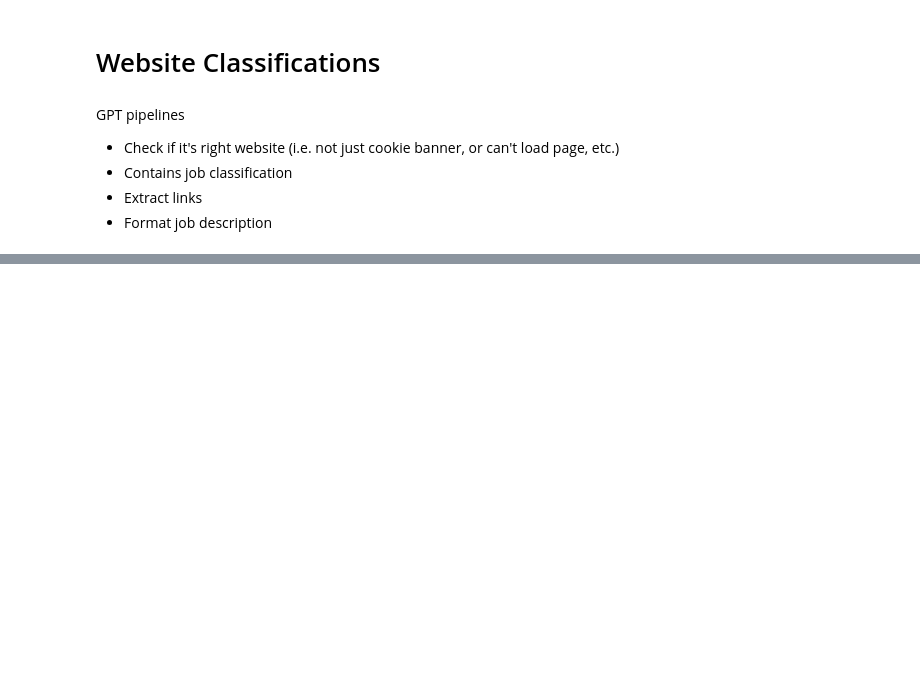
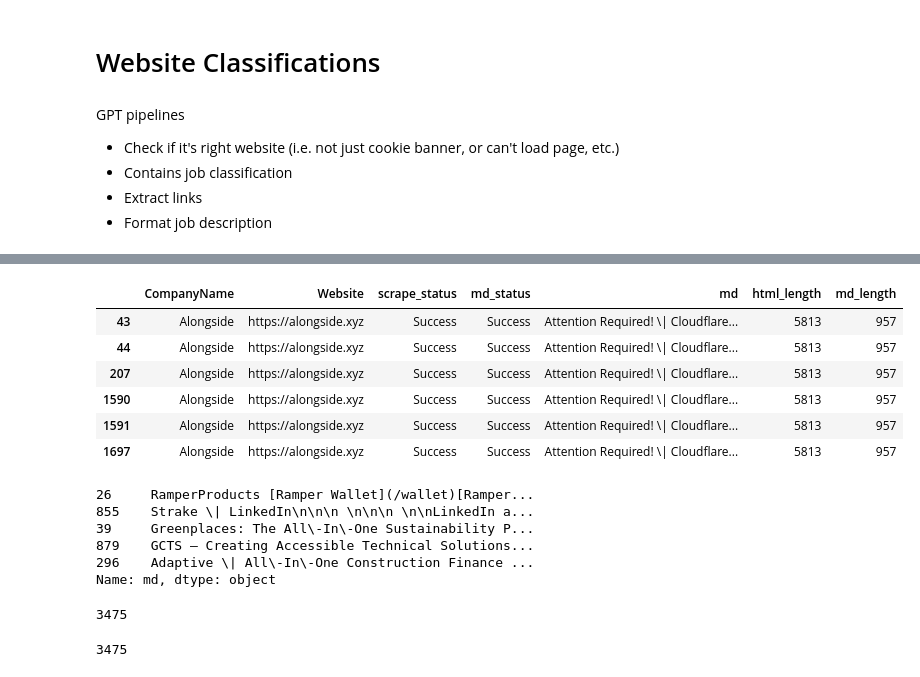
Before and after one commit to kk1694/usergems-test, a Jupyter notebook: nbs/_scratchpad.ipynb, the cells around one changed output, grey strips where cells are left out. Cells and saved outputs as stored; diff of their text form; code cells hidden in the pictures; blank space fills up the shorter version.

```diff
--- a/nbs/_scratchpad.ipynb
+++ b/nbs/_scratchpad.ipynb
@@ -352,0 +383,25 @@ WebsiteClassification(reasoning='The content indicates that the website account
+# %%
+df = df[df.Website == 'https://alongside.xyz']
+# %%
+df
+# %% [output]
+|  | CompanyName | Website | scrape_status | md_status | md | html_length | md_length |
+| 43 | Alongside | https://alongside.xyz | Success | Success | Attention Required! \| Cloudflare... | 5813 | 957 |
+| 44 | Alongside | https://alongside.xyz | Success | Success | Attention Required! \| Cloudflare... | 5813 | 957 |
+| 207 | Alongside | https://alongside.xyz | Success | Success | Attention Required! \| Cloudflare... | 5813 | 957 |
+| 1590 | Alongside | https://alongside.xyz | Success | Success | Attention Required! \| Cloudflare... | 5813 | 957 |
+| 1591 | Alongside | https://alongside.xyz | Success | Success | Attention Required! \| Cloudflare... | 5813 | 957 |
+| 1697 | Alongside | https://alongside.xyz | Success | Success | Attention Required! \| Cloudflare... | 5813 | 957 |
+# %%
+valid.md
+# %% [output]
+26     RamperProducts [Ramper Wallet](/wallet)[Ramper...
+855    Strake \| LinkedIn\n\n\n \n\n\n \n\nLinkedIn a...
+39     Greenplaces: The All\-In\-One Sustainability P...
+879    GCTS – Creating Accessible Technical Solutions...
+296    Adaptive \| All\-In\-One Construction Finance ...
+Name: md, dtype: object
+# %%
+len(df)
+# %% [output]
+3475
@@ -352,0 +410,4 @@ WebsiteClassification(reasoning='The content indicates that the website account
+# %%
+len(results)
+# %% [output]
+3475
```
Also changed, not shown: parts of 24 cells of this notebook, 6 other files.
